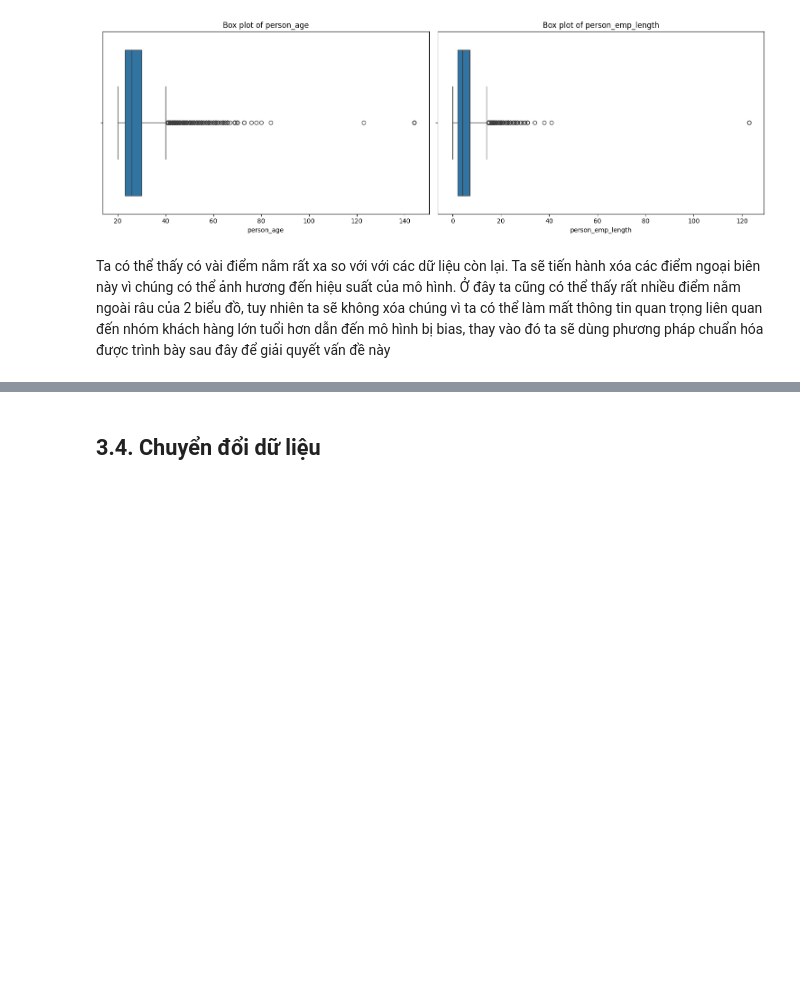
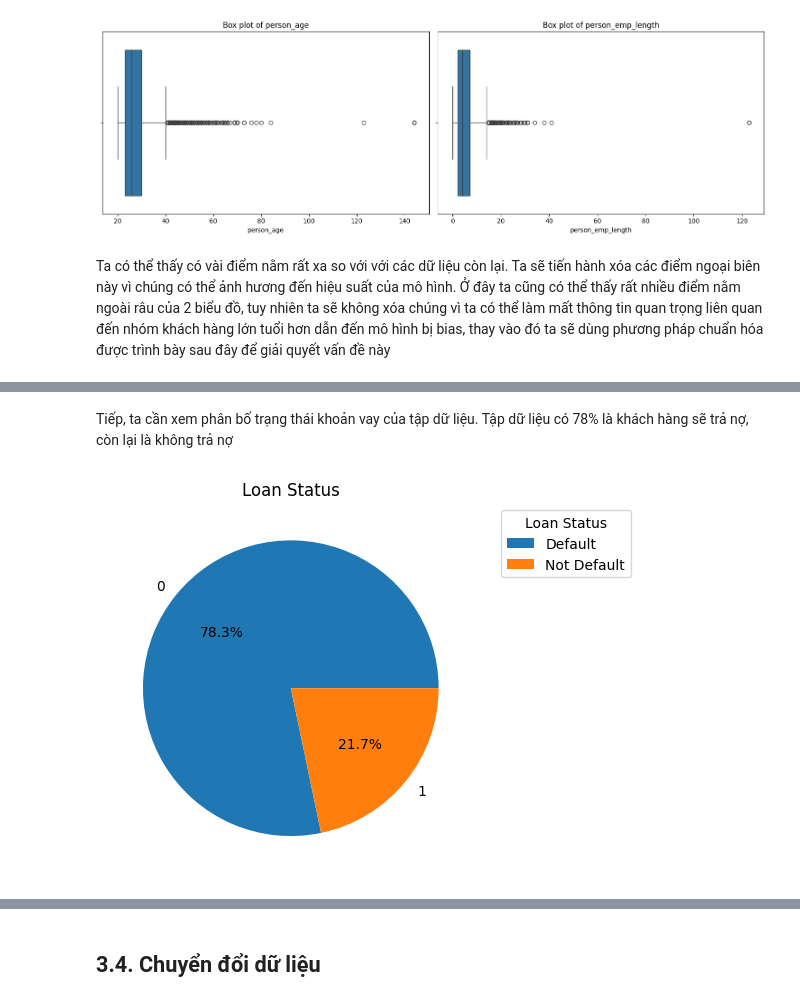
Before and after one commit to huynt119/Credit_Score_Prediction, a Jupyter notebook: main.ipynb, the cells around one changed output, grey strips where cells are left out. Cells and saved outputs as stored; diff of their text form; code cells hidden in the pictures; blank space fills up the shorter version.

```diff
--- a/main.ipynb
+++ b/main.ipynb
@@ -140,0 +156,10 @@ df = df[(df['person_age'] < 80) & (df['person_emp_length'] < 60)]
+# %% [markdown]
+Tiếp, ta cần xem phân bố trạng thái khoản vay của tập dữ liệu. Tập dữ liệu có 78% là khách hàng sẽ trả nợ, còn lại là không trả nợ
+# %%
+ownership_counts = df['loan_status'].value_counts()
+plt.pie(ownership_counts, labels = ownership_counts.index, autopct='%1.1f%%')
+plt.title('Loan Status')
+plt.legend(["Default", "Not Default"], title="Loan Status", bbox_to_anchor=(1.05, 1), loc='upper left')
+plt.show()
+# %% [output]
+[figure, added]
```
Also changed, not shown: parts of 20 cells of this notebook.
